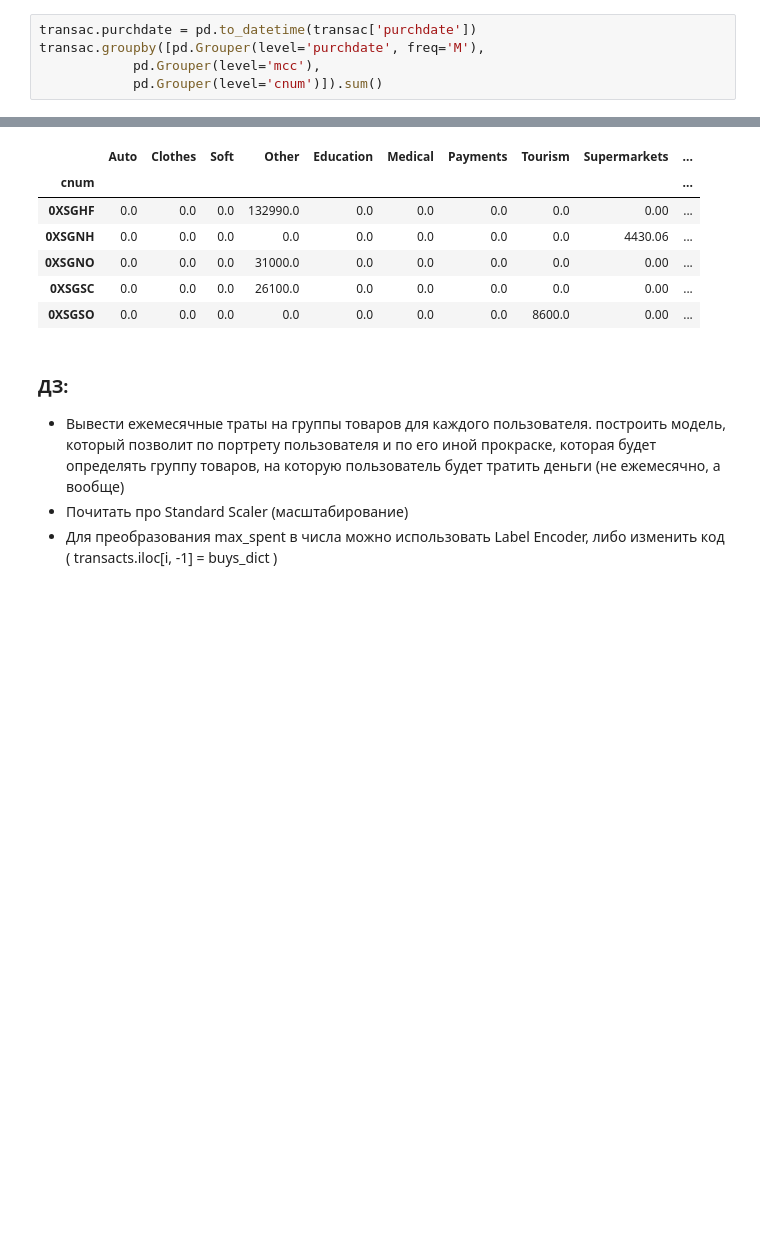
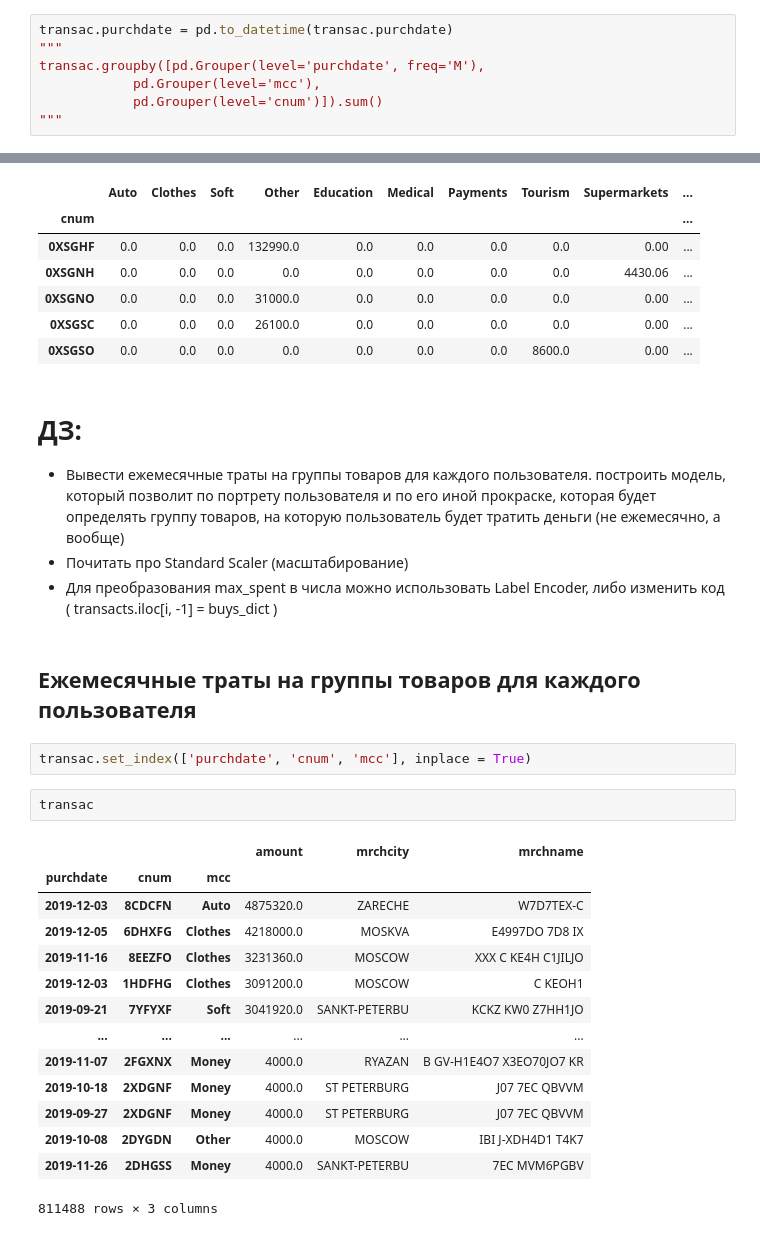
Before and after one commit to qwizor1337/Learning_with_D, a Jupyter notebook: 02/06_02/Вадим_06_02_2021.ipynb, the cells around one changed output, grey strips where cells are left out. Cells and saved outputs as stored; diff of their text form; blank space fills up the shorter version.

```diff
--- a/02/06_02/Вадим_06_02_2021.ipynb
+++ b/02/06_02/Вадим_06_02_2021.ipynb
@@ -200,8 +190,10 @@ transac.head()
 # %% [markdown]
 ### В n-месяце m-user потратил на определенную MCC $x
 # %%
-transac.purchdate = pd.to_datetime(transac['purchdate'])
+transac.purchdate = pd.to_datetime(transac.purchdate)
+"""
 transac.groupby([pd.Grouper(level='purchdate', freq='M'),
             pd.Grouper(level='mcc'),
             pd.Grouper(level='cnum')]).sum()
+"""
 # %% [output]
@@ -332,7 +313,28 @@ transacts.head()
 | 0XSGSC | 0.0 | 0.0 | 0.0 | 26100.0 | 0.0 | 0.0 | 0.0 | 0.0 | 0.00 | ... |
 | 0XSGSO | 0.0 | 0.0 | 0.0 | 0.0 | 0.0 | 0.0 | 0.0 | 8600.0 | 0.00 | ... |
 # %% [markdown]
-### ДЗ:
+# ДЗ:
 - Вывести ежемесячные траты на группы товаров для каждого пользователя. построить модель, который позволит по портрету пользователя и по его иной прокраске, которая будет определять группу товаров, на которую пользователь будет тратить деньги (не ежемесячно, а вообще)
 - Почитать про Standard Scaler (масштабирование)
 - Для преобразования max_spent в числа можно использовать Label Encoder, либо изменить код ( transacts.iloc[i, -1] = buys_dict )
+# %% [markdown]
+## Ежемесячные траты на группы товаров для каждого пользователя
+# %%
+transac.set_index(['purchdate', 'cnum', 'mcc'], inplace = True)
+# %%
+transac
+# %% [output]
+|  |  |  | amount | mrchcity | mrchname |
+| purchdate | cnum | mcc |  |  |  |
+| 2019-12-03 | 8CDCFN | Auto | 4875320.0 | ZARECHE | W7D7TEX-C |
+| 2019-12-05 | 6DHXFG | Clothes | 4218000.0 | MOSKVA | E4997DO 7D8 IX |
+| 2019-11-16 | 8EEZFO | Clothes | 3231360.0 | MOSCOW | XXX C KE4H C1JILJO |
+| 2019-12-03 | 1HDFHG | Clothes | 3091200.0 | MOSCOW | C KEOH1 |
+| 2019-09-21 | 7YFYXF | Soft | 3041920.0 | SANKT-PETERBU | KCKZ KW0 Z7HH1JO |
+| ... | ... | ... | ... | ... | ... |
+| 2019-11-07 | 2FGXNX | Money | 4000.0 | RYAZAN | B GV-H1E4O7 X3EO70JO7 KR |
+| 2019-10-18 | 2XDGNF | Money | 4000.0 | ST PETERBURG | J07 7EC QBVVM |
+| 2019-09-27 | 2XDGNF | Money | 4000.0 | ST PETERBURG | J07 7EC QBVVM |
+| 2019-10-08 | 2DYGDN | Other | 4000.0 | MOSCOW | IBI J-XDH4D1 T4K7 |
+| 2019-11-26 | 2DHGSS | Money | 4000.0 | SANKT-PETERBU | 7EC MVM6PGBV |
+811488 rows × 3 columns
```
Also changed, not shown: parts of 23 cells of this notebook.
